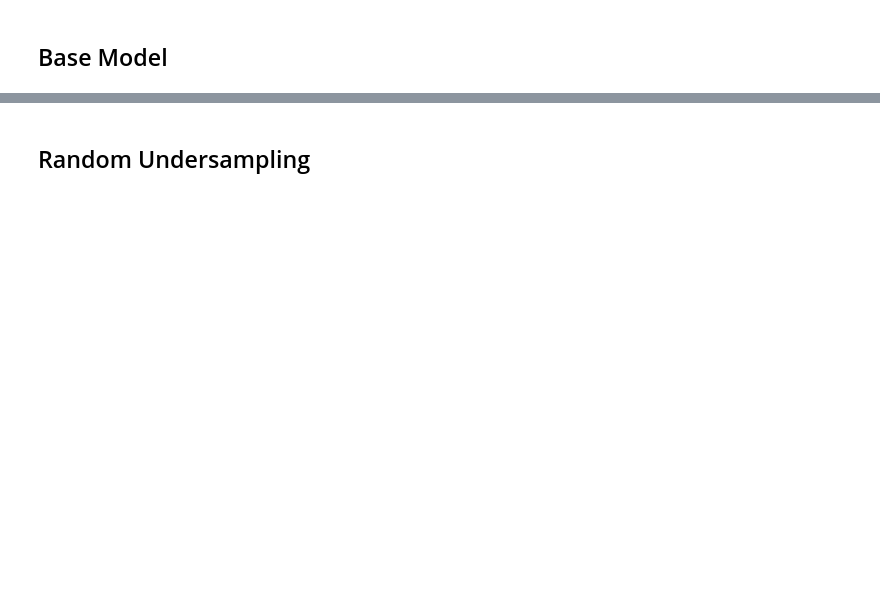
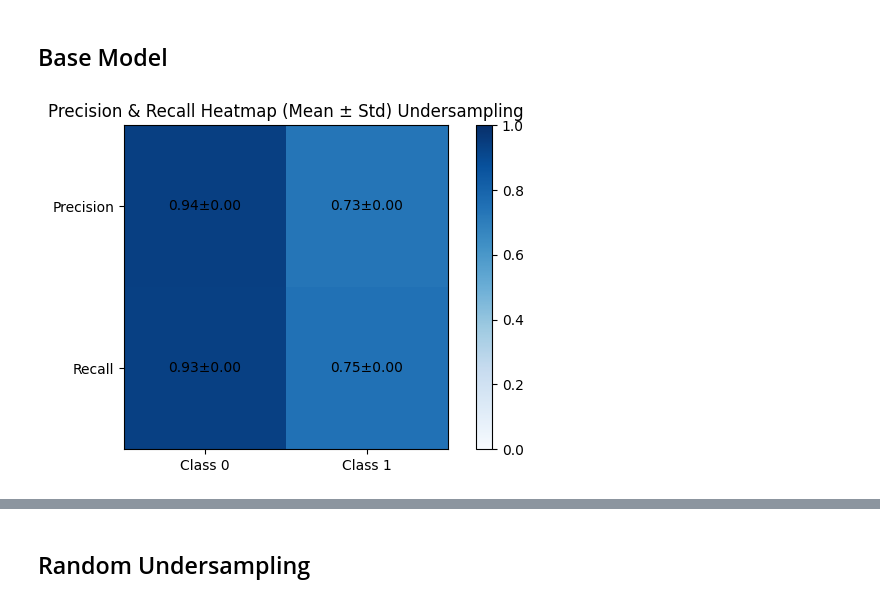
Before and after one commit to Seungminin/Data_Analysis_lending-club, a Jupyter notebook: Paper_code/Modeling_evaluation.ipynb, the cells around one changed output, grey strips where cells are left out. Saved outputs shown, nothing was run; the diff lists cells and outputs as text; code cells hidden in the pictures; blank space fills up the shorter version.

Commit message:
push modeling evaluation mean and std

```diff
--- a/Paper_code/Modeling_evaluation.ipynb
+++ b/Paper_code/Modeling_evaluation.ipynb
@@ -83,18 +82,0 @@ print(f"Test size: {X_test.shape[0]} samples ({X_test.shape[0]/len(data):.1%})")
-# %%
-import numpy as np
-import matplotlib.pyplot as plt
-import seaborn as sns
-from xgboost import XGBClassifier
-
-#pos, neg = y_test.value_counts()  # ✅ `.values`로 NumPy 배열 변환
-#scale_pos_weight = neg / pos  # 클래스 비율 계산
-
-# 1️⃣ XGBoost 모델 정의
-model = XGBClassifier(
-    #scale_pos_weight=scale_pos_weight,
-    n_estimators=200,
-    learning_rate=0.01,
-    objective='binary:logistic',
-    eval_metric="logloss",
-    random_state=42
-)
@@ -164,0 +172,34 @@ plot_evaluation_curves(fpr, tpr, auc_roc, recall, precision, auc_prc)
+# %%
+results = eval_base(data_x, data_y, X_test, y_test)
+# %%
+# 1. Precision/Recall confusion-matrix-like heatmap
+metrics = ['Precision', 'Recall']
+classes = ['Class 0', 'Class 1']
+means = np.array([
+    [results['precision_0_mean'], results['precision_1_mean']],
+    [results['recall_0_mean'], results['recall_1_mean']]
+])
+stds = np.array([
+    [results['precision_0_std'], results['precision_1_std']],
+    [results['recall_0_std'], results['recall_1_std']]
+])
+
+fig, ax = plt.subplots(figsize=(6, 4))
+im = ax.imshow(means, cmap="Blues", vmin=0, vmax=1)
+
+# Add text annotations
+for i in range(len(metrics)):
+    for j in range(len(classes)):
+        text = f"{means[i, j]:.2f}±{stds[i, j]:.2f}"
+        ax.text(j, i, text, ha="center", va="center", color="black", fontsize=10)
+
+ax.set_xticks(np.arange(len(classes)))
+ax.set_yticks(np.arange(len(metrics)))
+ax.set_xticklabels(classes)
+ax.set_yticklabels(metrics)
+plt.title("Precision & Recall Heatmap (Mean ± Std) Undersampling")
+plt.colorbar(im)
+plt.tight_layout()
+plt.show()
+# %% [output]
+[figure, added]
```
Also changed, not shown: parts of 17 cells of this notebook.
